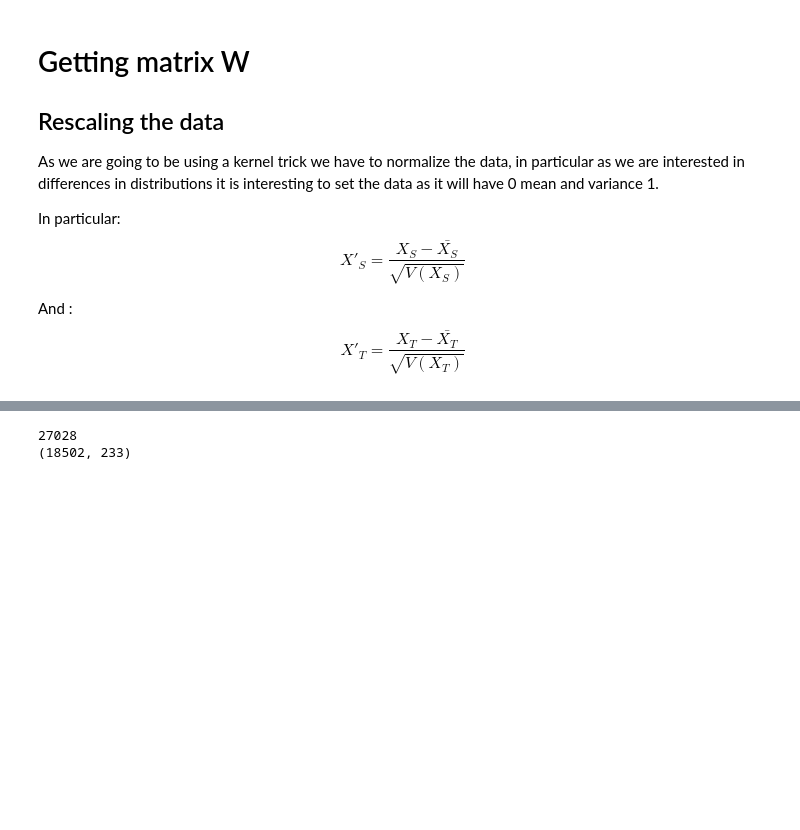
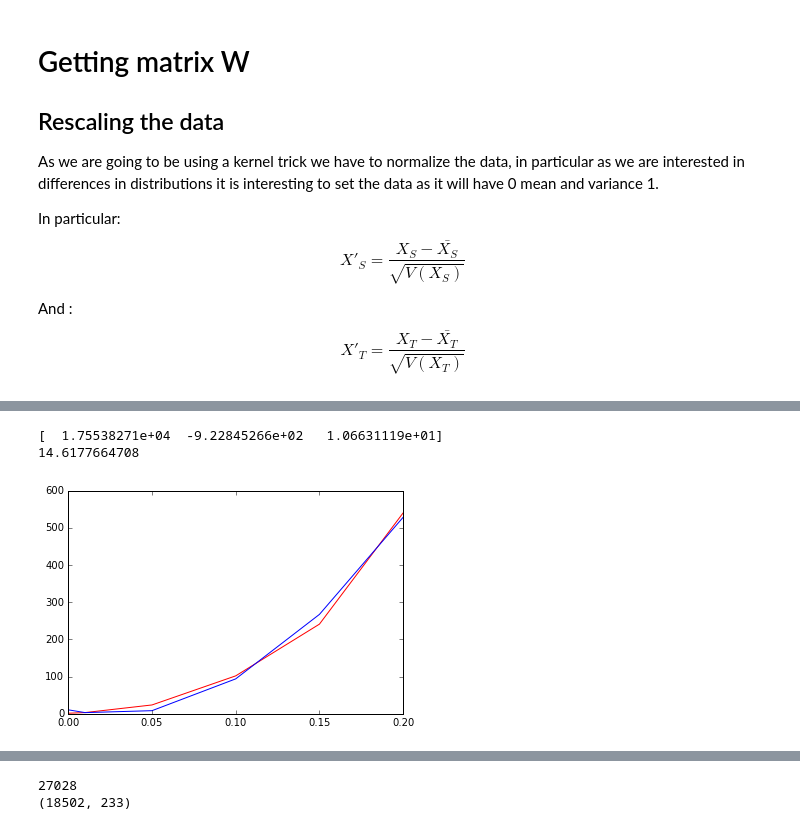
Before and after one commit to PeterJackNaylor/InternWork2, a Jupyter notebook: TCA.ipynb, the cells around one changed output, grey strips where cells are left out. Drawn from its saved outputs; the diff is of its cells as text; code cells hidden in the pictures; blank space fills up the shorter version.

```diff
--- a/TCA.ipynb
+++ b/TCA.ipynb
@@ -138,2 +141,18 @@ number of instances in the data after : 18502
+# %%
+x=[0,0.01,0.05,0.1,0.15,0.2]
+y=[1.53,3.29,23.8,102,241,540]
+deg=2
+t=np.polyfit(x, y, deg)
+def f(x):
+    return(t[0]*x*x+t[1]*x+t[2])
+y_false=[f(x[i]) for i in range(len(y))]
+print t
+plt.plot(x,y,'-r')
+plt.plot(x,y_false,'-b')
+print f(0.25)/60
+# %% [output]
+[  1.75538271e+04  -9.22845266e+02   1.06631119e+01]
+14.6177664708
+[figure, added]
 # %%
 
```
Also changed, not shown: parts of 9 cells of this notebook, 1 other file.
